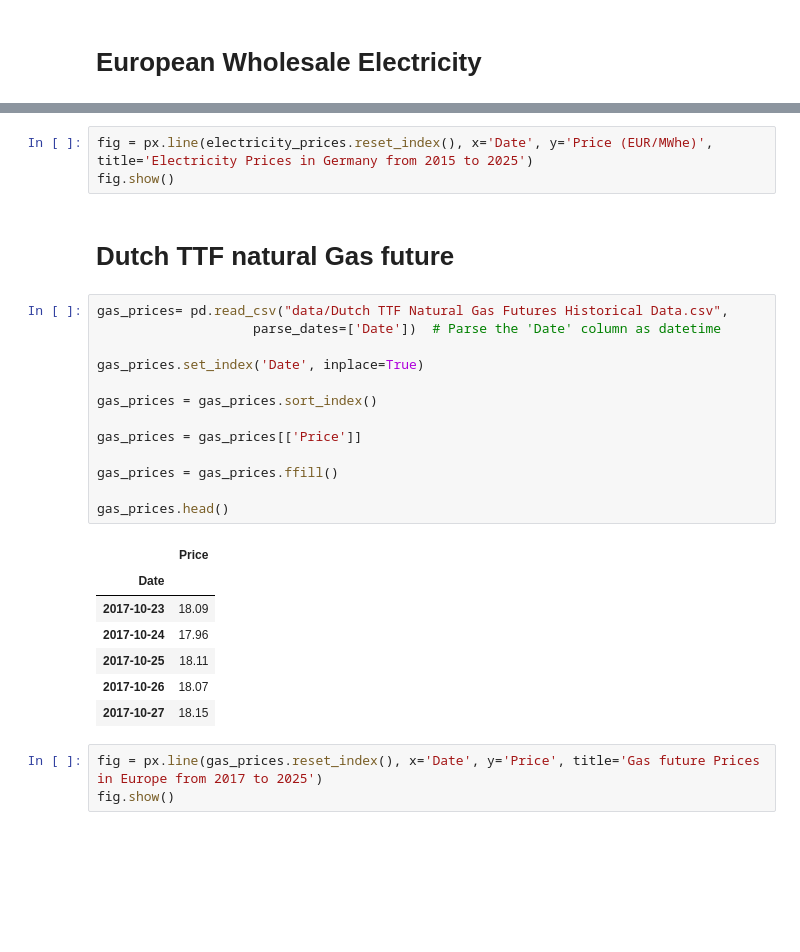
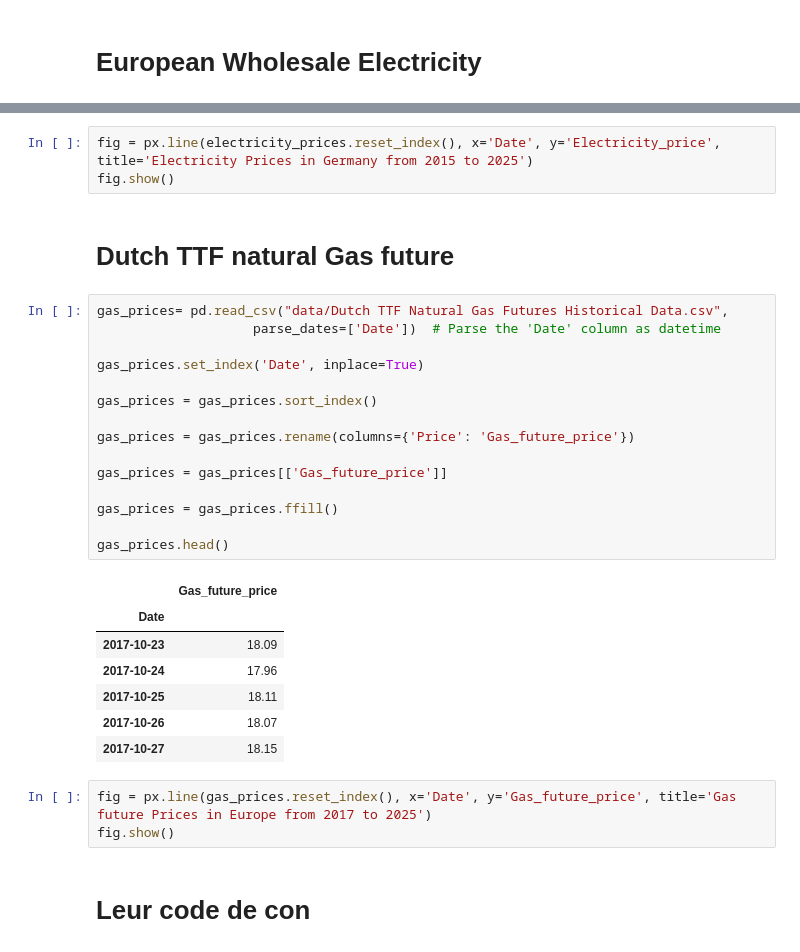
Before and after one commit to NeoSummit/Gas_consumption, a Jupyter notebook: code_prices.ipynb, the cells around one changed output, grey strips where cells are left out. Saved outputs shown, nothing was run; the diff lists cells and outputs as text; blank space fills up the shorter version.

```diff
--- a/code_prices.ipynb
+++ b/code_prices.ipynb
@@ -67,25 +71,27 @@ electricity_prices.head()
 | 2015-01-04 | 22.34 |
 | 2015-01-05 | 36.18 |
 # %%
-fig = px.line(electricity_prices.reset_index(), x='Date', y='Price (EUR/MWhe)', title='Electricity Prices in Germany from 2015 to 2025')
+fig = px.line(electricity_prices.reset_index(), x='Date', y='Electricity_price', title='Electricity Prices in Germany from 2015 to 2025')
 fig.show()
 # %% [markdown]
 # Dutch TTF natural Gas future
 # %%
 gas_prices= pd.read_csv("data/Dutch TTF Natural Gas Futures Historical Data.csv",
                     parse_dates=['Date'])  # Parse the 'Date' column as datetime
 
 gas_prices.set_index('Date', inplace=True)
 
 gas_prices = gas_prices.sort_index()
 
-gas_prices = gas_prices[['Price']]
+gas_prices = gas_prices.rename(columns={'Price': 'Gas_future_price'})
+
+gas_prices = gas_prices[['Gas_future_price']]
 
 gas_prices = gas_prices.ffill()
 
 gas_prices.head()
 # %% [output]
-|  | Price |
+|  | Gas_future_price |
 | Date |  |
 | 2017-10-23 | 18.09 |
 | 2017-10-24 | 17.96 |
@@ -93,5 +99,7 @@ gas_prices.head()
 | 2017-10-26 | 18.07 |
 | 2017-10-27 | 18.15 |
 # %%
-fig = px.line(gas_prices.reset_index(), x='Date', y='Price', title='Gas future Prices in Europe from 2017 to 2025')
+fig = px.line(gas_prices.reset_index(), x='Date', y='Gas_future_price', title='Gas future Prices in Europe from 2017 to 2025')
 fig.show()
+# %% [markdown]
+# Leur code de con
```
Also changed, not shown: parts of 11 cells of this notebook, 3 other files.
